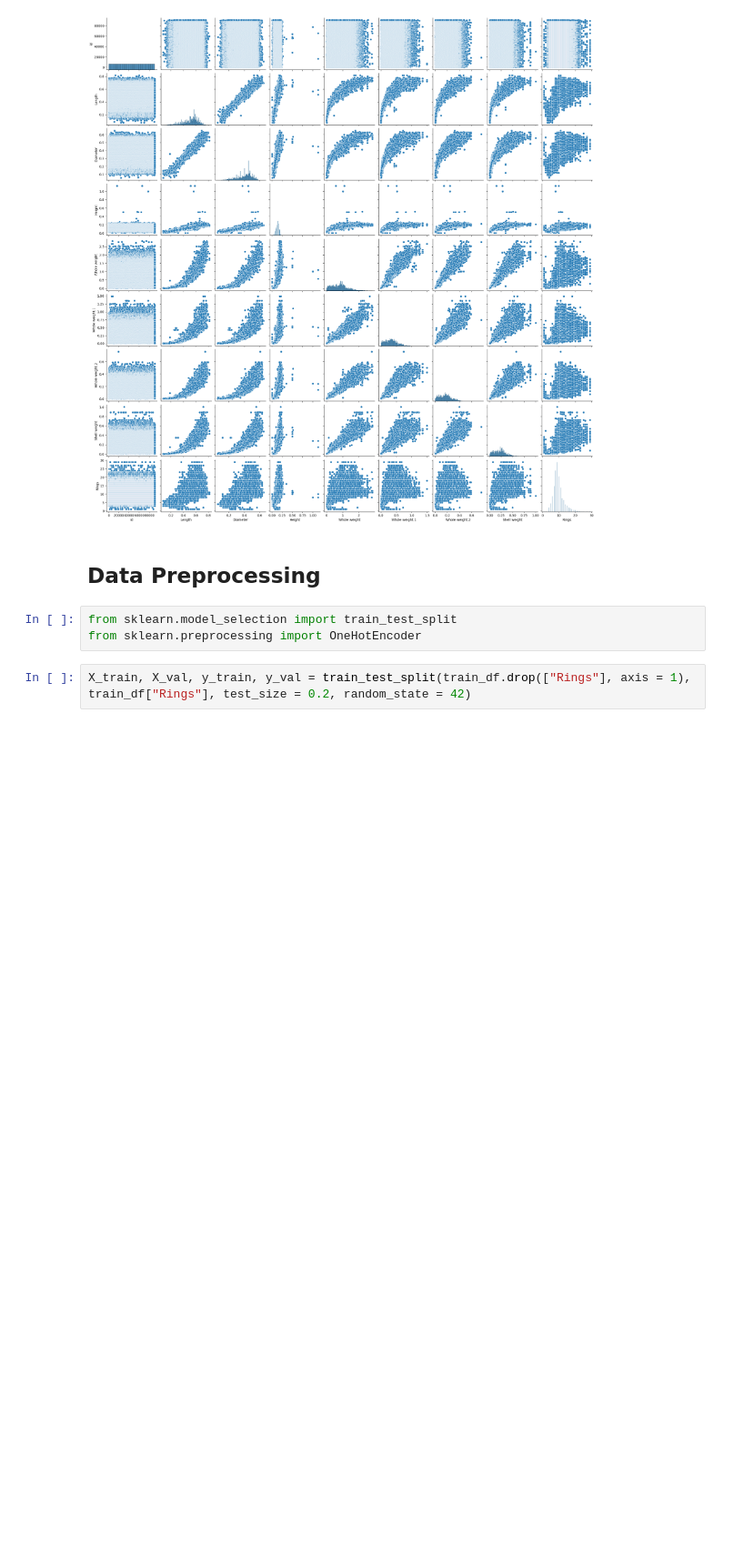
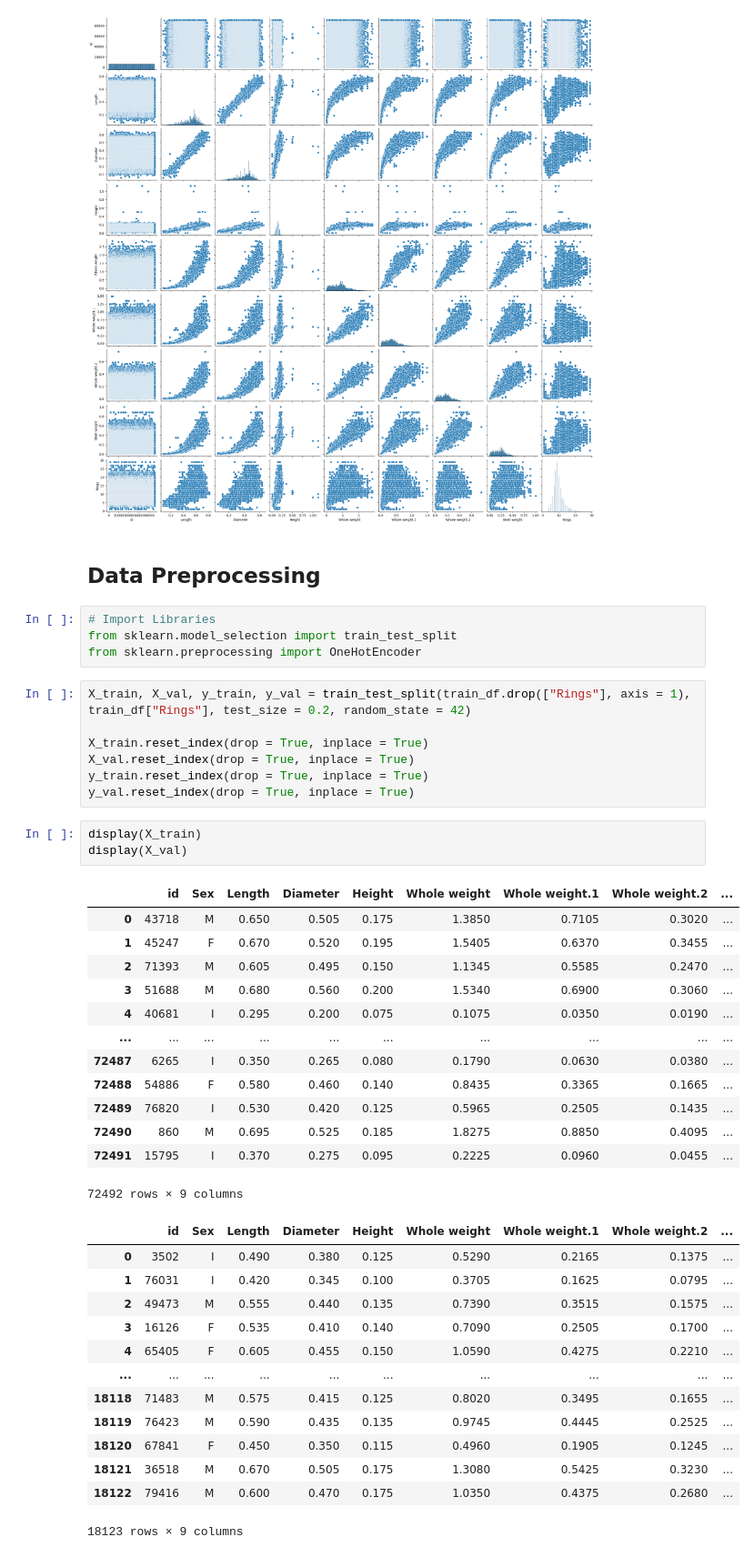
Before and after one commit to BryanKongXJ/Abalone_Rings_Prediction, a Jupyter notebook: Abalone_notebook.ipynb, the cells around one changed output. Shown at 91% size. Saved outputs shown, nothing was run; the diff lists cells and outputs as text; blank space fills up the shorter version.

```diff
--- a/Abalone_notebook.ipynb
+++ b/Abalone_notebook.ipynb
@@ -53,7 +53,43 @@ sns.pairplot(train_df)
 # %% [markdown]
 ## Data Preprocessing
 # %%
+# Import Libraries
 from sklearn.model_selection import train_test_split
 from sklearn.preprocessing import OneHotEncoder
 # %%
 X_train, X_val, y_train, y_val = train_test_split(train_df.drop(["Rings"], axis = 1), train_df["Rings"], test_size = 0.2, random_state = 42)
+
+X_train.reset_index(drop = True, inplace = True)
+X_val.reset_index(drop = True, inplace = True)
+y_train.reset_index(drop = True, inplace = True)
+y_val.reset_index(drop = True, inplace = True)
+# %%
+display(X_train)
+display(X_val)
+# %% [output]
+|  | id | Sex | Length | Diameter | Height | Whole weight | Whole weight.1 | Whole weight.2 | ... |
+| 0 | 43718 | M | 0.650 | 0.505 | 0.175 | 1.3850 | 0.7105 | 0.3020 | ... |
+| 1 | 45247 | F | 0.670 | 0.520 | 0.195 | 1.5405 | 0.6370 | 0.3455 | ... |
+| 2 | 71393 | M | 0.605 | 0.495 | 0.150 | 1.1345 | 0.5585 | 0.2470 | ... |
+| 3 | 51688 | M | 0.680 | 0.560 | 0.200 | 1.5340 | 0.6900 | 0.3060 | ... |
+| 4 | 40681 | I | 0.295 | 0.200 | 0.075 | 0.1075 | 0.0350 | 0.0190 | ... |
+| ... | ... | ... | ... | ... | ... | ... | ... | ... | ... |
+| 72487 | 6265 | I | 0.350 | 0.265 | 0.080 | 0.1790 | 0.0630 | 0.0380 | ... |
+| 72488 | 54886 | F | 0.580 | 0.460 | 0.140 | 0.8435 | 0.3365 | 0.1665 | ... |
+| 72489 | 76820 | I | 0.530 | 0.420 | 0.125 | 0.5965 | 0.2505 | 0.1435 | ... |
+| 72490 | 860 | M | 0.695 | 0.525 | 0.185 | 1.8275 | 0.8850 | 0.4095 | ... |
+| 72491 | 15795 | I | 0.370 | 0.275 | 0.095 | 0.2225 | 0.0960 | 0.0455 | ... |
+72492 rows × 9 columns
+|  | id | Sex | Length | Diameter | Height | Whole weight | Whole weight.1 | Whole weight.2 | ... |
+| 0 | 3502 | I | 0.490 | 0.380 | 0.125 | 0.5290 | 0.2165 | 0.1375 | ... |
+| 1 | 76031 | I | 0.420 | 0.345 | 0.100 | 0.3705 | 0.1625 | 0.0795 | ... |
+| 2 | 49473 | M | 0.555 | 0.440 | 0.135 | 0.7390 | 0.3515 | 0.1575 | ... |
+| 3 | 16126 | F | 0.535 | 0.410 | 0.140 | 0.7090 | 0.2505 | 0.1700 | ... |
+| 4 | 65405 | F | 0.605 | 0.455 | 0.150 | 1.0590 | 0.4275 | 0.2210 | ... |
+| ... | ... | ... | ... | ... | ... | ... | ... | ... | ... |
+| 18118 | 71483 | M | 0.575 | 0.415 | 0.125 | 0.8020 | 0.3495 | 0.1655 | ... |
+| 18119 | 76423 | M | 0.590 | 0.435 | 0.135 | 0.9745 | 0.4445 | 0.2525 | ... |
+| 18120 | 67841 | F | 0.450 | 0.350 | 0.115 | 0.4960 | 0.1905 | 0.1245 | ... |
+| 18121 | 36518 | M | 0.670 | 0.505 | 0.175 | 1.3080 | 0.5425 | 0.3230 | ... |
+| 18122 | 79416 | M | 0.600 | 0.470 | 0.175 | 1.0350 | 0.4375 | 0.2680 | ... |
+18123 rows × 9 columns
```
Also changed, not shown: parts of 11 cells of this notebook.
